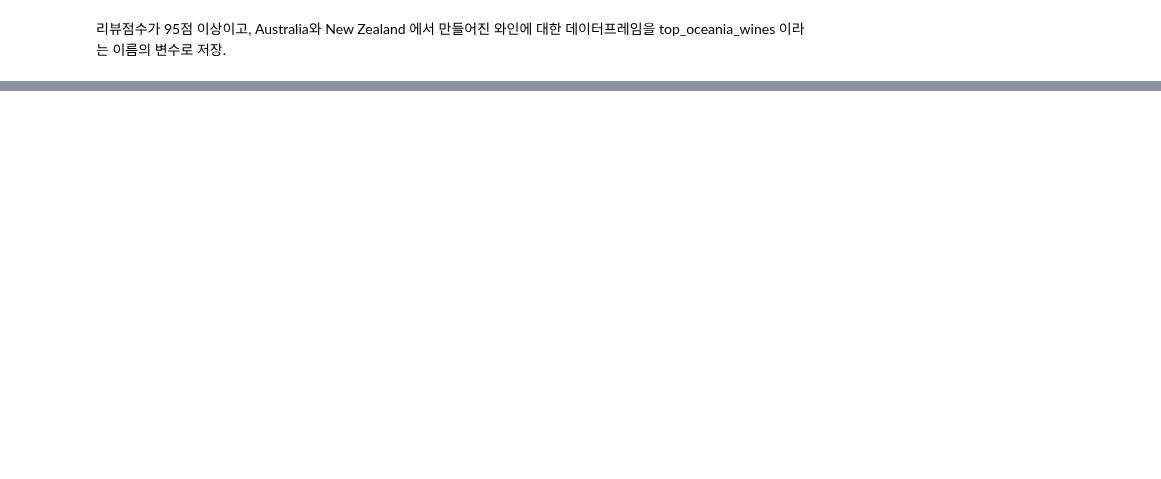
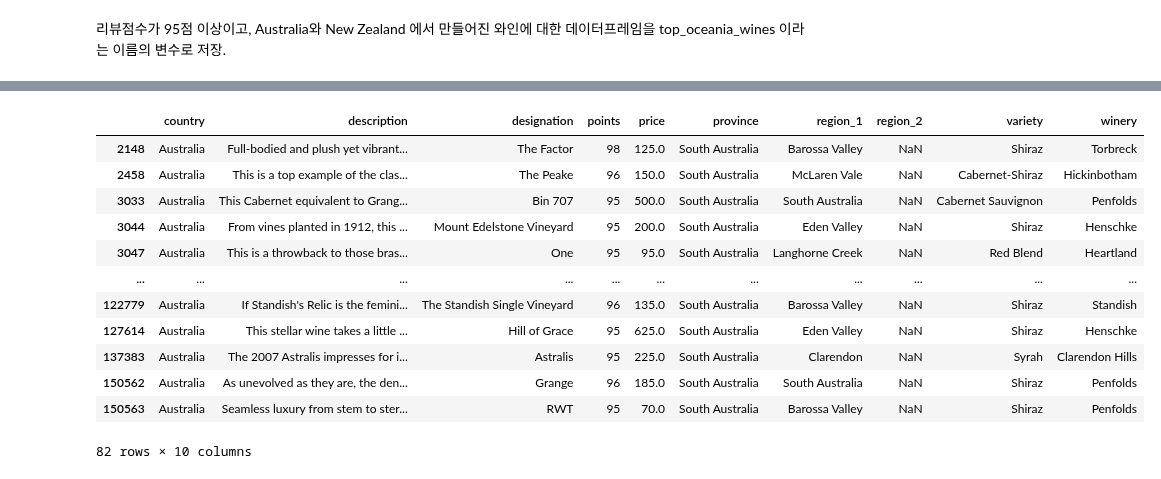
Before and after one commit to terrificmn/codingClass, a Jupyter notebook: data-vision-school/day03/4.b 실습 Pandas.ipynb, the cells around one changed output, grey strips where cells are left out. Saved outputs shown, nothing was run; the diff lists cells and outputs as text; code cells hidden in the pictures; blank space fills up the shorter version.

```diff
--- a/data-vision-school/day03/4.b 실습 Pandas.ipynb
+++ b/data-vision-school/day03/4.b 실습 Pandas.ipynb
@@ -103,0 +172,20 @@ Italy 에서 만들어진 와인에 대해서 italian_wines 이라는 이름으
+# %%
+oceania_wines = (reviews['points'] >= 95) & ((reviews['country'] == "Australia") | (reviews['country'] == 'New Zealand'))
+# %%
+top_oceania_wines = reviews.loc[ oceania_wines, ]
+# %%
+top_oceania_wines
+# %% [output]
+|  | country | description | designation | points | price | province | region_1 | region_2 | variety | winery |
+| 2148 | Australia | Full-bodied and plush yet vibrant... | The Factor | 98 | 125.0 | South Australia | Barossa Valley | NaN | Shiraz | Torbreck |
+| 2458 | Australia | This is a top example of the clas... | The Peake | 96 | 150.0 | South Australia | McLaren Vale | NaN | Cabernet-Shiraz | Hickinbotham |
+| 3033 | Australia | This Cabernet equivalent to Grang... | Bin 707 | 95 | 500.0 | South Australia | South Australia | NaN | Cabernet Sauvignon | Penfolds |
+| 3044 | Australia | From vines planted in 1912, this ... | Mount Edelstone Vineyard | 95 | 200.0 | South Australia | Eden Valley | NaN | Shiraz | Henschke |
+| 3047 | Australia | This is a throwback to those bras... | One | 95 | 95.0 | South Australia | Langhorne Creek | NaN | Red Blend | Heartland |
+| ... | ... | ... | ... | ... | ... | ... | ... | ... | ... | ... |
+| 122779 | Australia | If Standish's Relic is the femini... | The Standish Single Vineyard | 96 | 135.0 | South Australia | Barossa Valley | NaN | Shiraz | Standish |
+| 127614 | Australia | This stellar wine takes a little ... | Hill of Grace | 95 | 625.0 | South Australia | Eden Valley | NaN | Shiraz | Henschke |
+| 137383 | Australia | The 2007 Astralis impresses for i... | Astralis | 95 | 225.0 | South Australia | Clarendon | NaN | Syrah | Clarendon Hills |
+| 150562 | Australia | As unevolved as they are, the den... | Grange | 96 | 185.0 | South Australia | South Australia | NaN | Shiraz | Penfolds |
+| 150563 | Australia | Seamless luxury from stem to ster... | RWT | 95 | 70.0 | South Australia | Barossa Valley | NaN | Shiraz | Penfolds |
+82 rows × 10 columns
```
Also changed, not shown: parts of 8 cells of this notebook, 48 other files.
